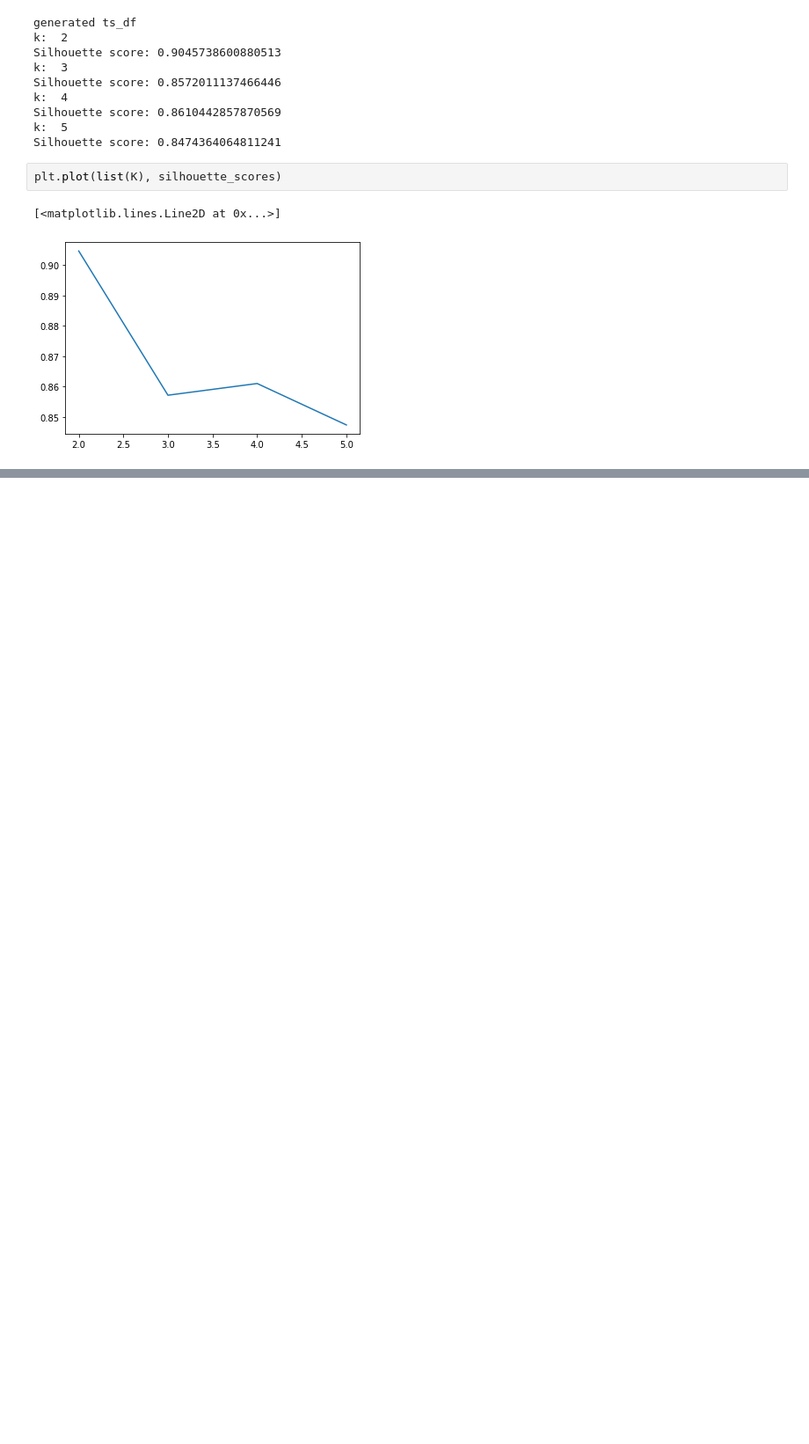
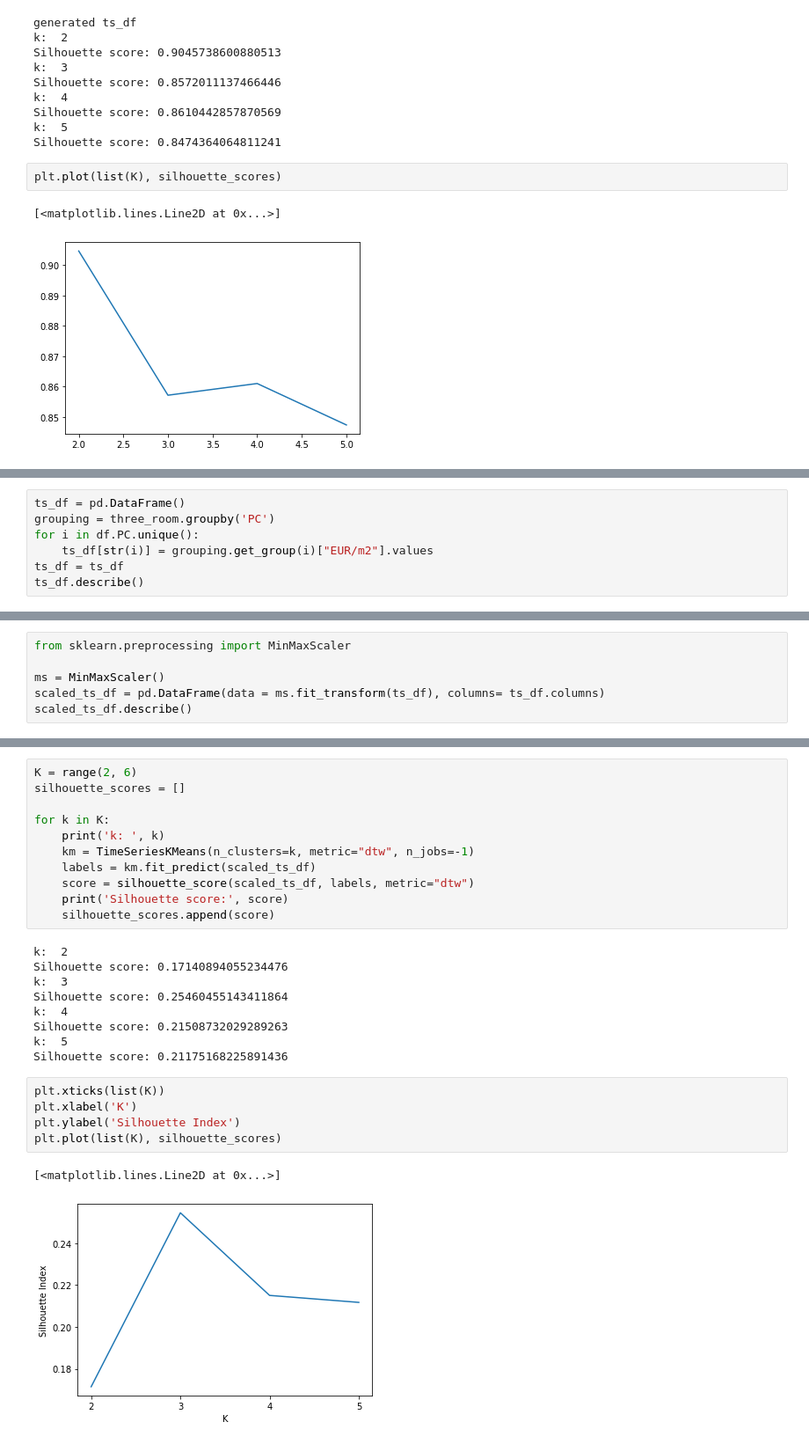
Before and after one commit to atreyaray/OP-Forecasting-Future-House-Prices, a Jupyter notebook: notebooks/Ray Folder/TSClustering.ipynb, the cells around one changed output, grey strips where cells are left out. Shown at 88% size. Drawn from its saved outputs; the diff is of its cells as text; blank space fills up the shorter version.

```diff
--- a/notebooks/Ray Folder/TSClustering.ipynb
+++ b/notebooks/Ray Folder/TSClustering.ipynb
@@ -191,0 +194,7 @@ plt.plot(list(K), silhouette_scores)
+# %%
+ts_df = pd.DataFrame()
+grouping = three_room.groupby('PC')
+for i in df.PC.unique():
+    ts_df[str(i)] = grouping.get_group(i)["EUR/m2"].values
+ts_df = ts_df
+ts_df.describe()
@@ -191,0 +212,6 @@ plt.plot(list(K), silhouette_scores)
+# %%
+from sklearn.preprocessing import MinMaxScaler
+
+ms = MinMaxScaler()
+scaled_ts_df = pd.DataFrame(data = ms.fit_transform(ts_df), columns= ts_df.columns)
+scaled_ts_df.describe()
@@ -191,0 +229,28 @@ plt.plot(list(K), silhouette_scores)
+# %%
+K = range(2, 6)
+silhouette_scores = []
+
+for k in K:
+    print('k: ', k)
+    km = TimeSeriesKMeans(n_clusters=k, metric="dtw", n_jobs=-1)
+    labels = km.fit_predict(scaled_ts_df)
+    score = silhouette_score(scaled_ts_df, labels, metric="dtw")
+    print('Silhouette score:', score)
+    silhouette_scores.append(score)
+# %% [output]
+k:  2
+Silhouette score: 0.17140894055234476
+k:  3
+Silhouette score: 0.25460455143411864
+k:  4
+Silhouette score: 0.21508732029289263
+k:  5
+Silhouette score: 0.21175168225891436
+# %%
+plt.xticks(list(K))
+plt.xlabel('K')
+plt.ylabel('Silhouette Index')
+plt.plot(list(K), silhouette_scores)
+# %% [output]
+[<matplotlib.lines.Line2D at 0x...>]
+[figure, added]
```
Also changed, not shown: parts of 4 cells of this notebook, 1 other file.
